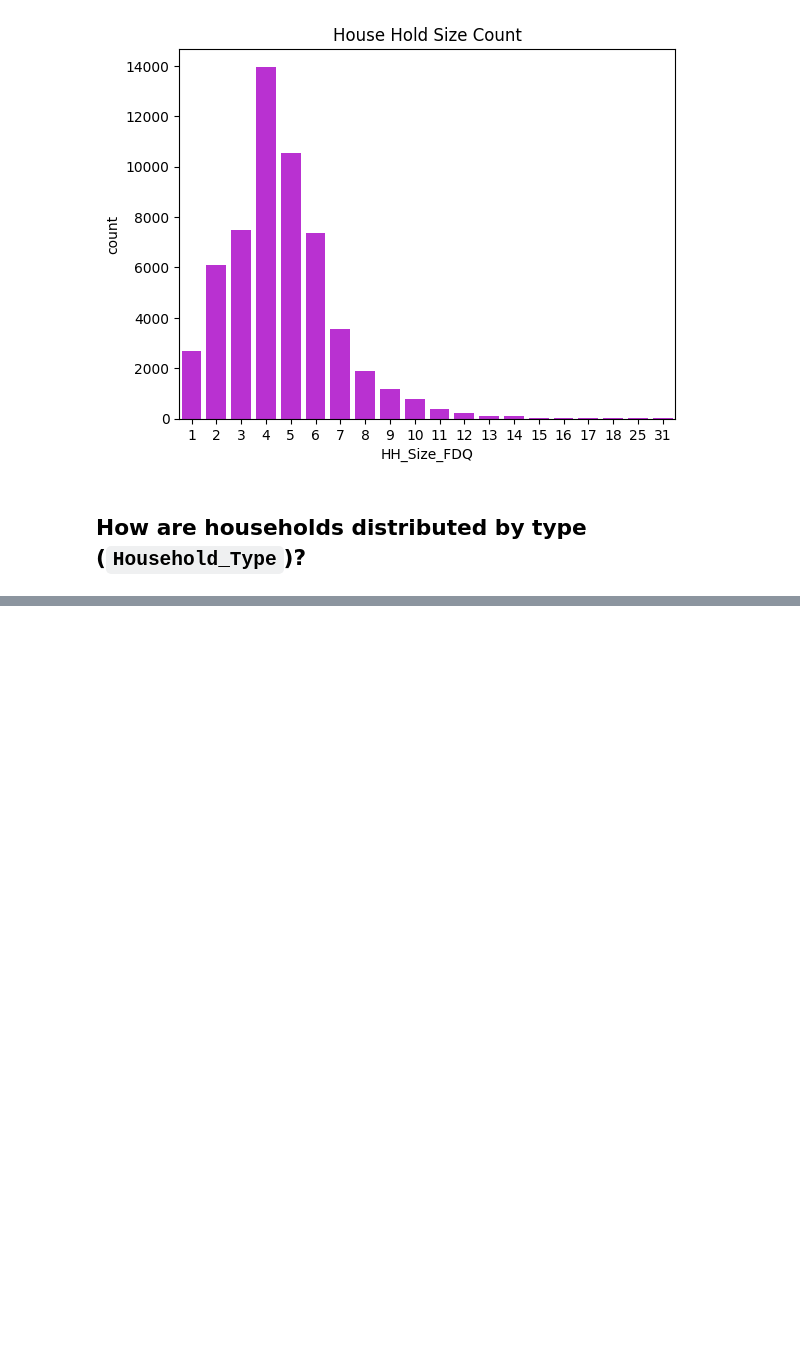
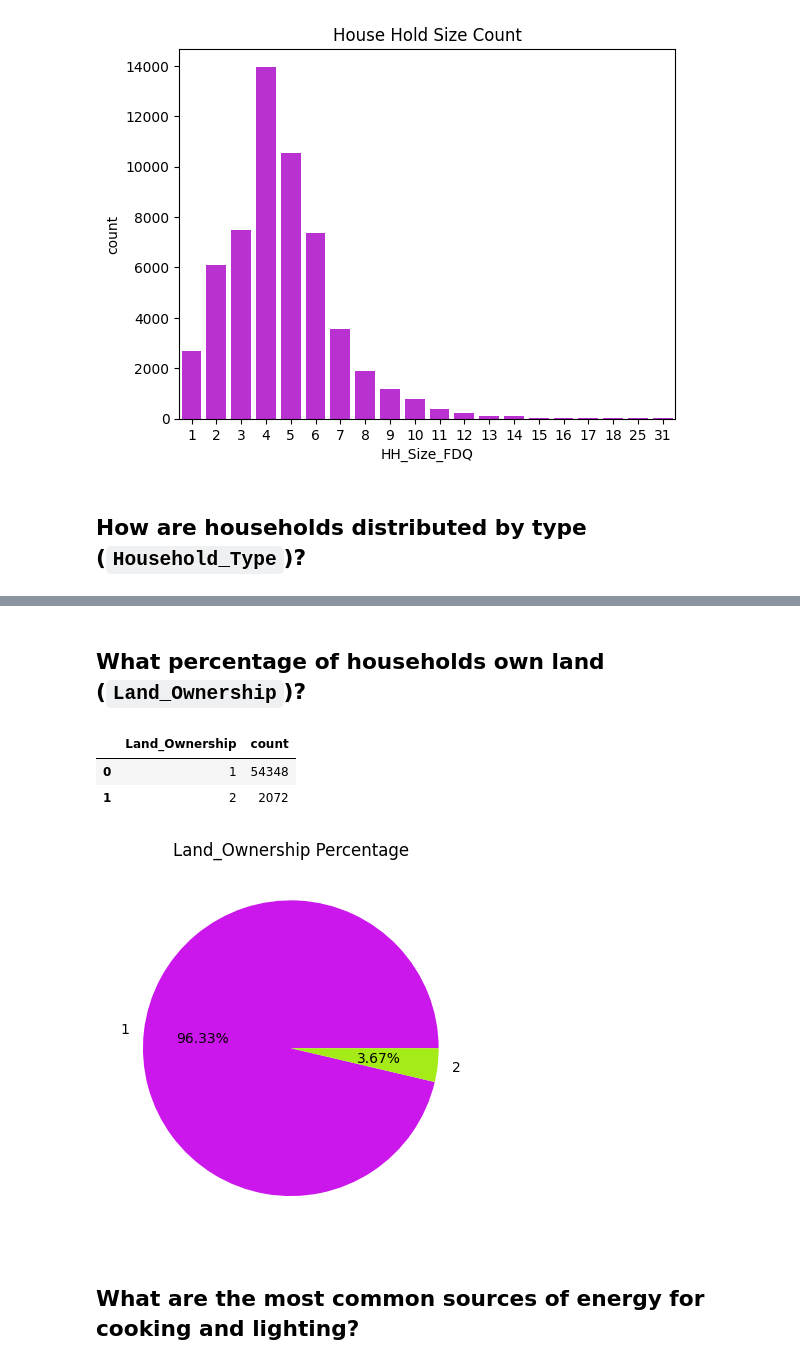
Before and after one commit to Rudra-G-23/rural-financial-inclusion-govt-scheme-recommendation, a Jupyter notebook: parquet-data/lev-03/notebooks/lev-03-04-eda-01.ipynb, the cells around one changed output, grey strips where cells are left out. Drawn from its saved outputs; the diff is of its cells as text; code cells hidden in the pictures; blank space fills up the shorter version.

```diff
--- a/parquet-data/lev-03/notebooks/lev-03-04-eda-01.ipynb
+++ b/parquet-data/lev-03/notebooks/lev-03-04-eda-01.ipynb
@@ -121,0 +149,11 @@ plt.show()
+# %% [markdown]
+## What percentage of households **own land** (`Land_Ownership`)?
+# %%
+draw_pie_sector('Land_Ownership')
+# %% [output]
+|  | Land_Ownership | count |
+| 0 | 1 | 54348 |
+| 1 | 2 | 2072 |
+[figure, added]
+# %% [markdown]
+##  What are the **most common sources of energy** for cooking and lighting?
```
Also changed, not shown: parts of 61 cells of this notebook, 4 other files.
